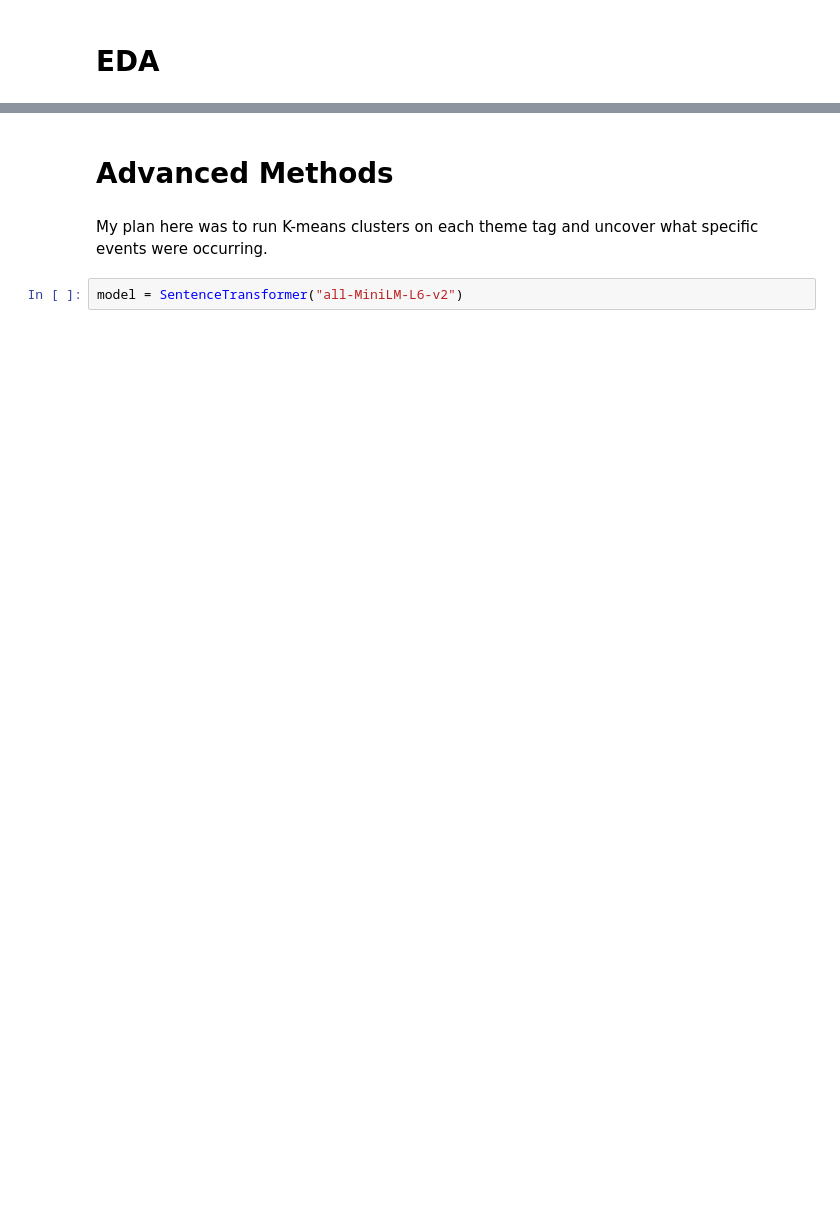
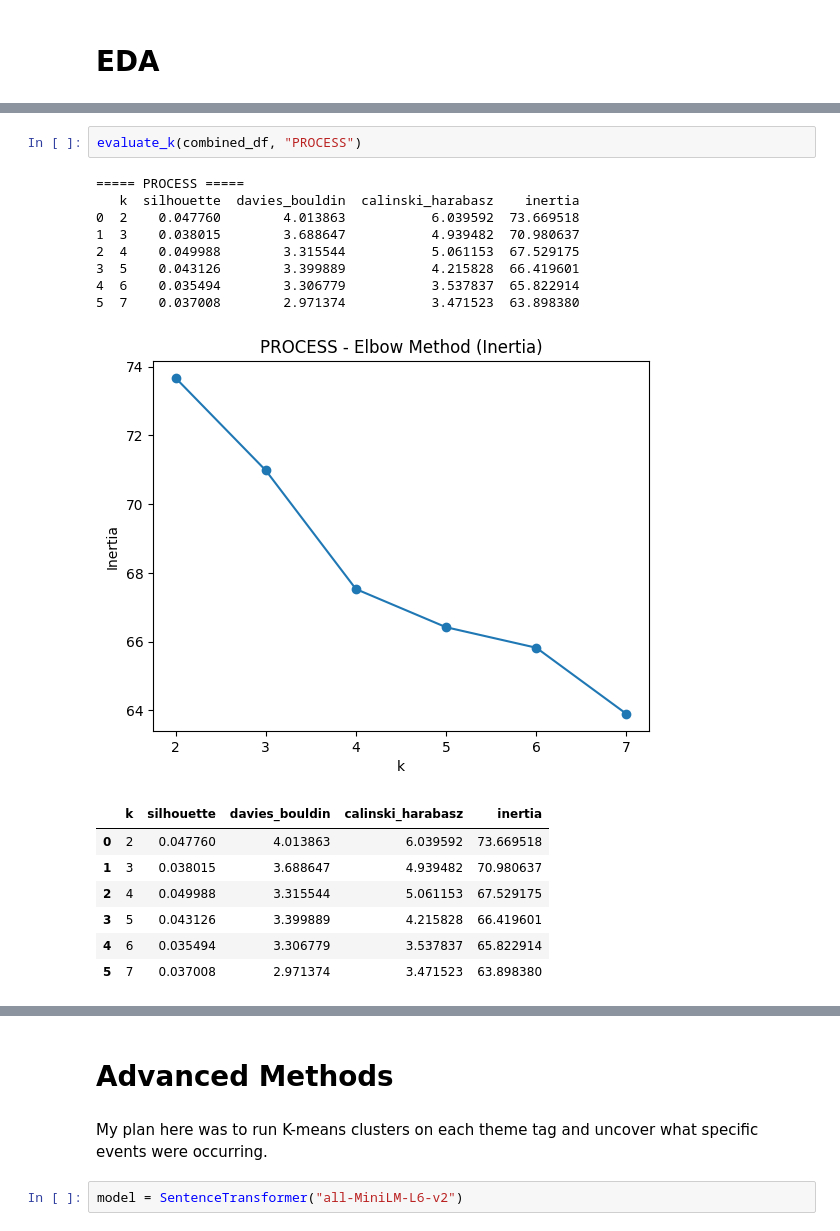
Before and after one commit to BSDSBA-JF/wadwani_intern, a Jupyter notebook: 07_STUDY2/EDA analysis.ipynb, the cells around one changed output, grey strips where cells are left out. Saved outputs shown, nothing was run; the diff lists cells and outputs as text; blank space fills up the shorter version.

```diff
--- a/07_STUDY2/EDA analysis.ipynb
+++ b/07_STUDY2/EDA analysis.ipynb
@@ -161,0 +234,19 @@ plt.show()
+# %%
+evaluate_k(combined_df, "PROCESS")
+# %% [output]
+===== PROCESS =====
+   k  silhouette  davies_bouldin  calinski_harabasz    inertia
+0  2    0.047760        4.013863           6.039592  73.669518
+1  3    0.038015        3.688647           4.939482  70.980637
+2  4    0.049988        3.315544           5.061153  67.529175
+3  5    0.043126        3.399889           4.215828  66.419601
+4  6    0.035494        3.306779           3.537837  65.822914
+5  7    0.037008        2.971374           3.471523  63.898380
+[figure, added]
+|  | k | silhouette | davies_bouldin | calinski_harabasz | inertia |
+| 0 | 2 | 0.047760 | 4.013863 | 6.039592 | 73.669518 |
+| 1 | 3 | 0.038015 | 3.688647 | 4.939482 | 70.980637 |
+| 2 | 4 | 0.049988 | 3.315544 | 5.061153 | 67.529175 |
+| 3 | 5 | 0.043126 | 3.399889 | 4.215828 | 66.419601 |
+| 4 | 6 | 0.035494 | 3.306779 | 3.537837 | 65.822914 |
+| 5 | 7 | 0.037008 | 2.971374 | 3.471523 | 63.898380 |
```
Also changed, not shown: parts of 33 cells of this notebook, 1 other file.
